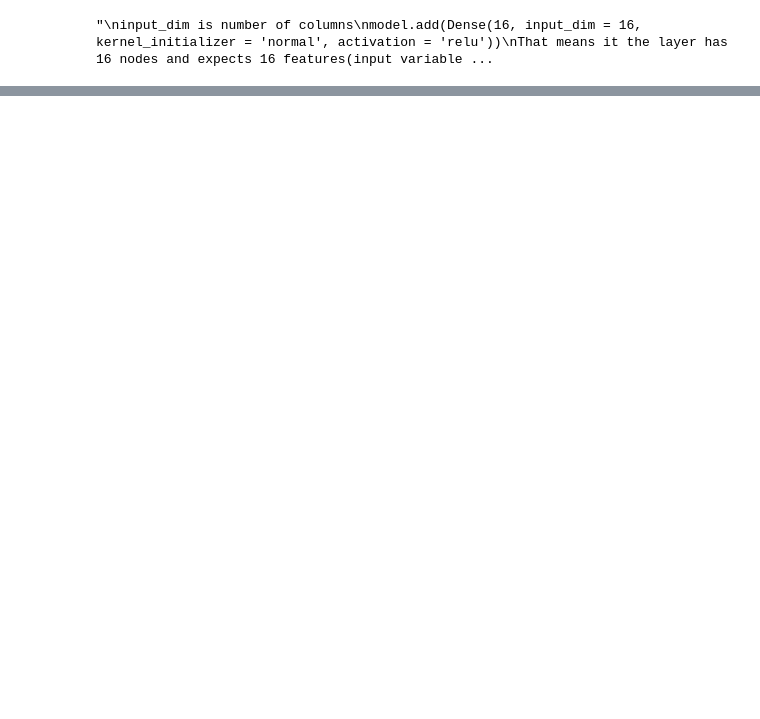
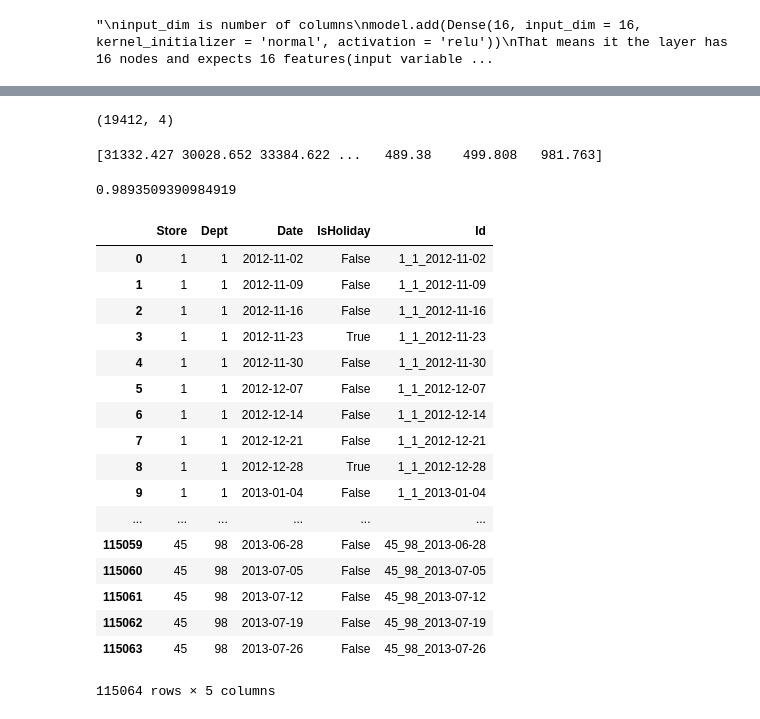
Before and after one commit to CraigFan96/CIS545, a Jupyter notebook: NN.ipynb, the cells around one changed output, grey strips where cells are left out. Drawn from its saved outputs; the diff is of its cells as text; code cells hidden in the pictures; blank space fills up the shorter version.

Commit message:
Adding different NN and Random forest code

```diff
--- a/NN.ipynb
+++ b/NN.ipynb
@@ -193,0 +268,41 @@ Epoch 20/20
+# %%
+x_test.shape
+# %% [output]
+(19412, 4)
+# %%
+#SKLearn RandomForest
+
+regr = RandomForestRegressor()
+regr.fit(baseTrain_x, baseTrain_y)
+# %% [output]
+[31332.427 30028.652 33384.622 ...   489.38    499.808   981.763]
+# %%
+print(regr.score(x_test, y_test))
+# %% [output]
+0.9893509390984919
+# %%
+pureTest = pd.read_csv('./test.csv')
+# %%
+def createId(row):
+    return str(row['Store']) + '_' + str(row['Dept']) + '_' + str(row['Date'])
+pureTest['Id'] = pureTest.apply(lambda row: createId(row), axis = 1)
+pureTest
+# %% [output]
+|  | Store | Dept | Date | IsHoliday | Id |
+| 0 | 1 | 1 | 2012-11-02 | False | 1_1_2012-11-02 |
+| 1 | 1 | 1 | 2012-11-09 | False | 1_1_2012-11-09 |
+| 2 | 1 | 1 | 2012-11-16 | False | 1_1_2012-11-16 |
+| 3 | 1 | 1 | 2012-11-23 | True | 1_1_2012-11-23 |
+| 4 | 1 | 1 | 2012-11-30 | False | 1_1_2012-11-30 |
+| 5 | 1 | 1 | 2012-12-07 | False | 1_1_2012-12-07 |
+| 6 | 1 | 1 | 2012-12-14 | False | 1_1_2012-12-14 |
+| 7 | 1 | 1 | 2012-12-21 | False | 1_1_2012-12-21 |
+| 8 | 1 | 1 | 2012-12-28 | True | 1_1_2012-12-28 |
+| 9 | 1 | 1 | 2013-01-04 | False | 1_1_2013-01-04 |
+| ... | ... | ... | ... | ... | ... |
+| 115059 | 45 | 98 | 2013-06-28 | False | 45_98_2013-06-28 |
+| 115060 | 45 | 98 | 2013-07-05 | False | 45_98_2013-07-05 |
+| 115061 | 45 | 98 | 2013-07-12 | False | 45_98_2013-07-12 |
+| 115062 | 45 | 98 | 2013-07-19 | False | 45_98_2013-07-19 |
+| 115063 | 45 | 98 | 2013-07-26 | False | 45_98_2013-07-26 |
+115064 rows × 5 columns
```
Also changed, not shown: parts of 16 cells of this notebook, 1 other file.
